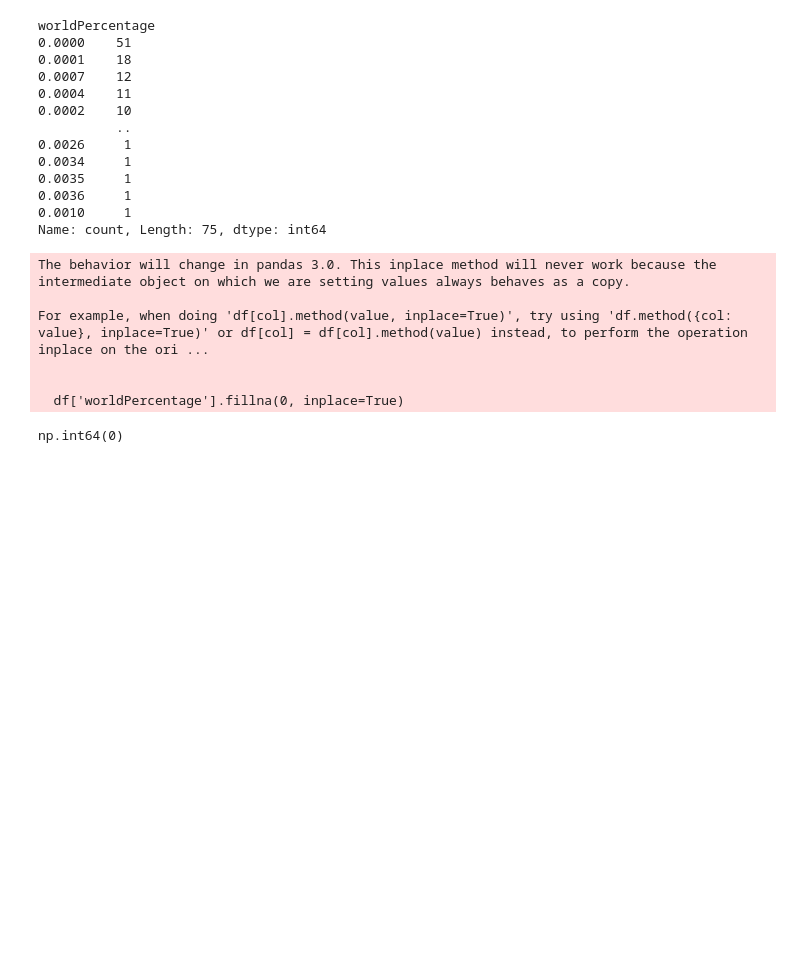
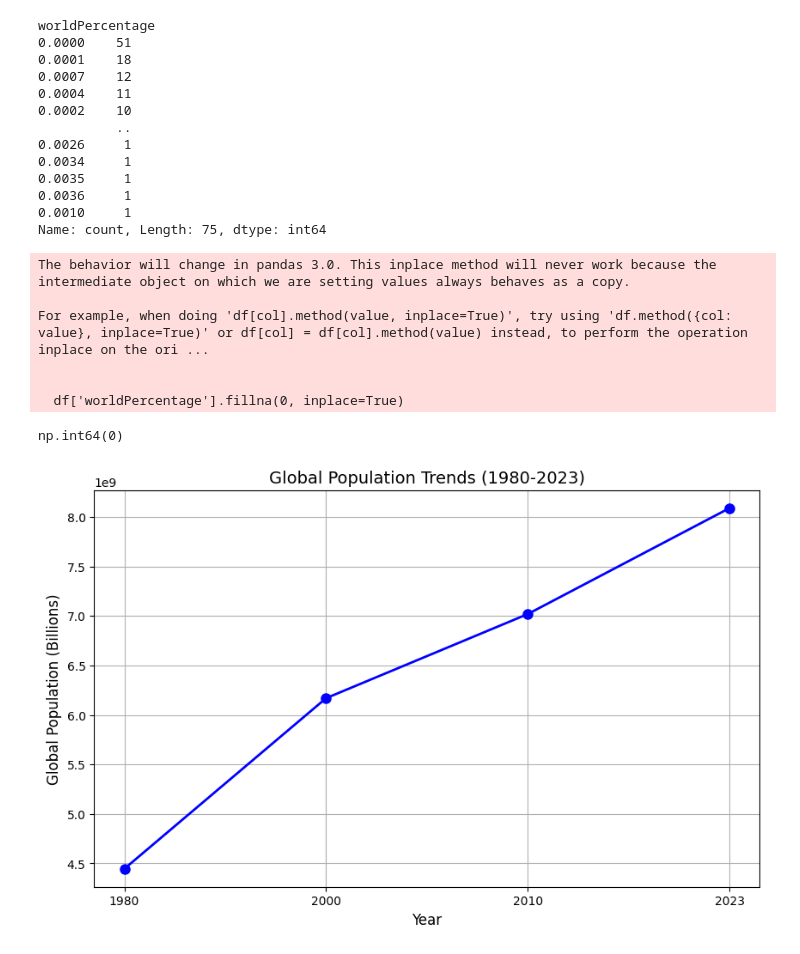
Before and after one commit to ritik-3/Global-Population-dataset-analysis, a Jupyter notebook: main.ipynb, the cells around one changed output. Drawn from its saved outputs; the diff is of its cells as text; code cells hidden in the pictures; blank space fills up the shorter version.

```diff
--- a/main.ipynb
+++ b/main.ipynb
@@ -223,3 +222,22 @@ For example, when doing 'df[col].method(value, inplace=True)', try using 'df.met
 df['worldPercentage'].isnull().sum()
 # %% [output]
 np.int64(0)
+# %%
+
+for col in ['pop1980', 'pop2000', 'pop2010', 'pop2023']:
+    df[col] = pd.to_numeric(df[col], errors='coerce')
+
+# Calculate the global population for each year (1980, 2000, 2010, 2023)
+historical_years = ['pop1980', 'pop2000', 'pop2010', 'pop2023']
+global_population_historical = df[historical_years].sum()
+
+# Plot the global population trend from 1980 to 2023
+plt.figure(figsize=(10, 6))
+plt.plot(['1980', '2000', '2010', '2023'], global_population_historical, marker='o', color='b', linestyle='-', linewidth=2, markersize=8)
+plt.title('Global Population Trends (1980-2023)', fontsize=14)
+plt.xlabel('Year', fontsize=12)
+plt.ylabel('Global Population (Billions)', fontsize=12)
+plt.grid(True)
+plt.show()
+# %% [output]
+[figure, added]
```
Also changed, not shown: parts of 4 cells of this notebook.
